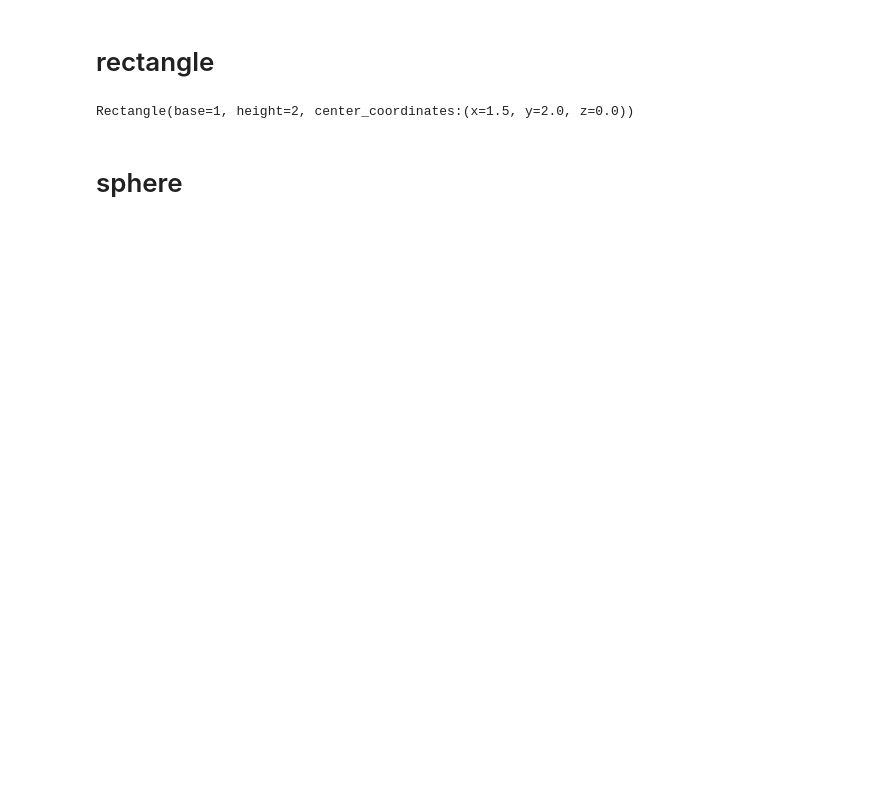
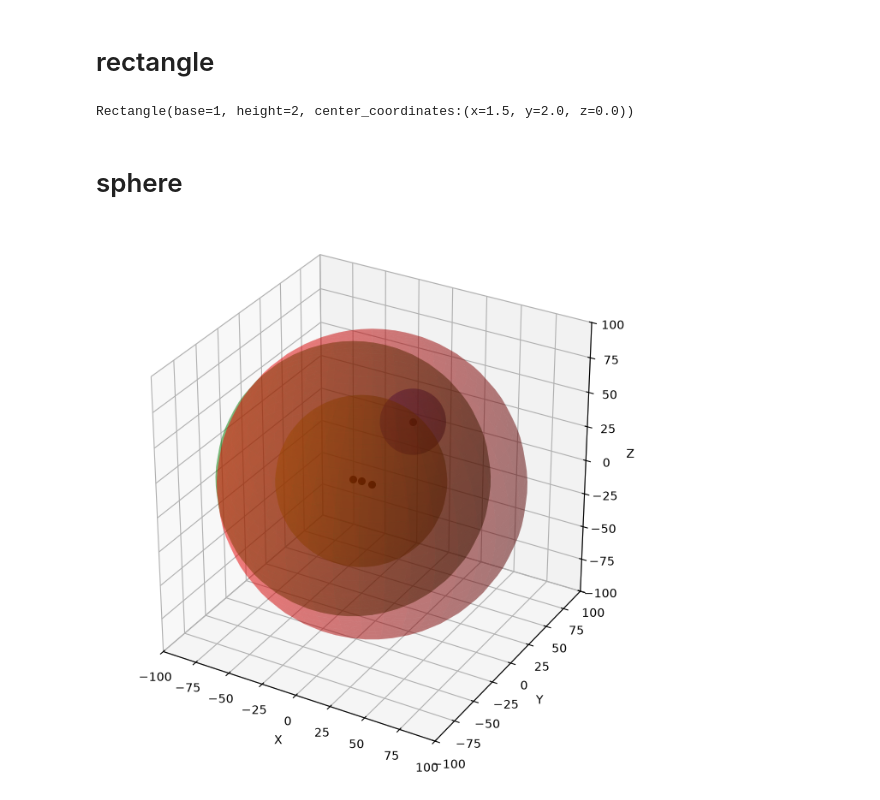
Before and after one commit to Titanarum242/Lab_2_oop_magnus_akerman, a Jupyter notebook: manda_test.ipynb, the cells around one changed output. Saved outputs shown, nothing was run; the diff lists cells and outputs as text; code cells hidden in the pictures; blank space fills up the shorter version.

```diff
--- a/manda_test.ipynb
+++ b/manda_test.ipynb
@@ -170,30 +199,80 @@ class Sphere:
         self._translate = Translate
 
         if not isinstance(self._radius, (int, float)):
             raise TypeError(f"Expected int or float, got {type(self._radius).__name__}")
         if self._radius <= 0:
             raise ValueError("Radius must be a positive number")
 
     @property
     def volume(self) -> float:
         return (4/3) * np.pi * self._radius**3
 
     @property
     def surface_area(self) -> float:
         return 4 * np.pi * self._radius**2
     @property
     def sphere_center(self) -> Translate:
         return self._translate
     @property
     def check_unity(self) -> bool:
         return self._radius == 1.0
 
 
 
     def __eq__(self, other):
         if not isinstance(other, Sphere):
             return NotImplemented
         return self._radius == other._radius and self._translate == other._translate
 
     def __repr__(self) -> str:
         return f"Sphere(radius={self._radius}, center_coordinates:{self._translate})"
+
+# skall göras till en egen klass senare för sphere:
+import numpy as np
+import matplotlib.pyplot as plt
+from mpl_toolkits.mplot3d import Axes3D
+
+# Sphere definitions: (x, y, z, radius, color)
+spheres = [
+    (-3, 1, 2, 99.0, 'r'),
+    (-22, 88, 1, 22.0, 'b'),
+    (-11, 1, 2, 55.0, 'y'),
+    (-17, 1, 2, 88.0, 'g')
+]
+
+fig = plt.figure(figsize=(10, 8))
+ax = fig.add_subplot(111, projection='3d')
+
+for x0, y0, z0, r, color in spheres:
+
+    # Sphere parameterization
+    u = np.linspace(0, 2 * np.pi, 40)
+    v = np.linspace(0, np.pi, 40)
+
+    x = x0 + r * np.outer(np.cos(u), np.sin(v))
+    y = y0 + r * np.outer(np.sin(u), np.sin(v))
+    z = z0 + r * np.outer(np.ones_like(u), np.cos(v))
+
+    # Draw sphere surface
+    ax.plot_surface(x, y, z, color=color, alpha=0.3, linewidth=0)
+
+    # Draw center point
+    ax.scatter(x0, y0, z0, color='black', s=30)
+
+# Equal scaling
+max_radius = max(r for (_, _, _, r, _) in spheres)
+
+ax.set_xlim(-100, 100)
+ax.set_ylim(-100, 100)
+ax.set_zlim(-100, 100)
+
+ax.set_xlabel('X')
+ax.set_ylabel('Y')
+ax.set_zlabel('Z')
+
+# Equal aspect ratio
+ax.set_box_aspect([1, 1, 1])
+
+plt.show()
+# %% [output]
+[figure, added]
```
Also changed, not shown: parts of 3 cells of this notebook.
